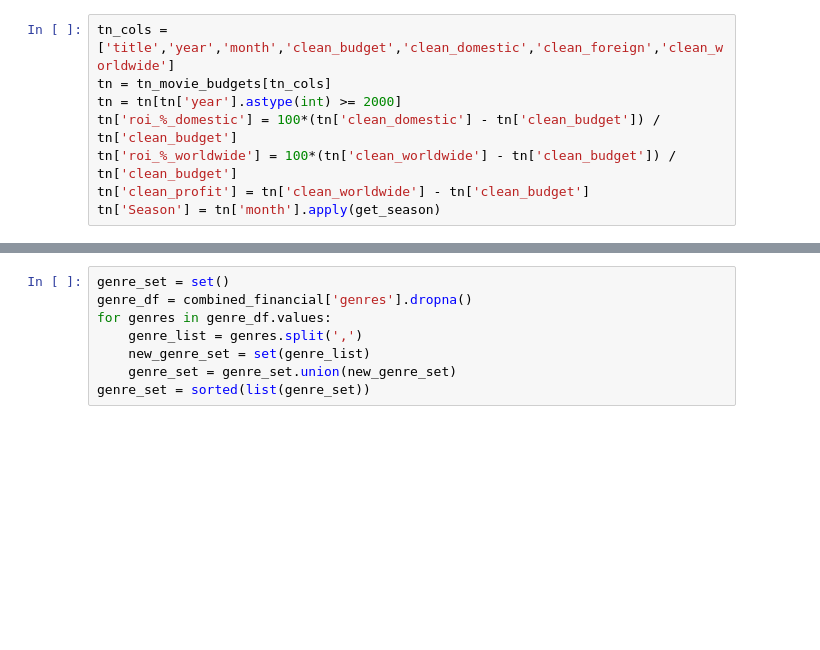
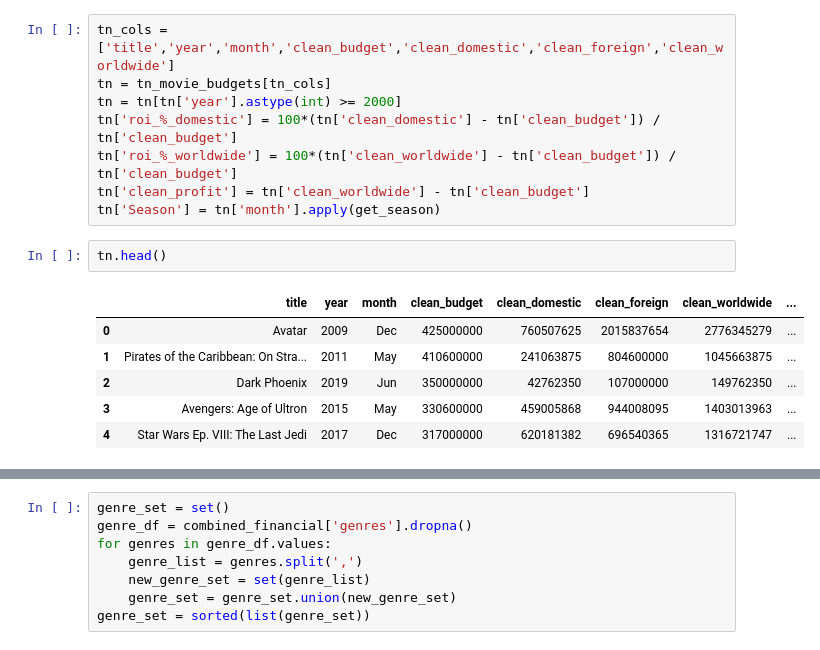
Before and after one commit to jlombino/dsc-phase-1-project, a Jupyter notebook: Jason's Work.ipynb, the cells around one changed output, grey strips where cells are left out. Cells and saved outputs as stored; diff of their text form; blank space fills up the shorter version.

```diff
--- a/Jason's Work.ipynb
+++ b/Jason's Work.ipynb
@@ -59,3 +104,12 @@ tn['roi_%_domestic'] = 100*(tn['clean_domestic'] - tn['clean_budget']) / tn['cle
 tn['roi_%_worldwide'] = 100*(tn['clean_worldwide'] - tn['clean_budget']) / tn['clean_budget']
 tn['clean_profit'] = tn['clean_worldwide'] - tn['clean_budget']
 tn['Season'] = tn['month'].apply(get_season)
+# %%
+tn.head()
+# %% [output]
+|  | title | year | month | clean_budget | clean_domestic | clean_foreign | clean_worldwide | ... |
+| 0 | Avatar | 2009 | Dec | 425000000 | 760507625 | 2015837654 | 2776345279 | ... |
+| 1 | Pirates of the Caribbean: On Stra... | 2011 | May | 410600000 | 241063875 | 804600000 | 1045663875 | ... |
+| 2 | Dark Phoenix | 2019 | Jun | 350000000 | 42762350 | 107000000 | 149762350 | ... |
+| 3 | Avengers: Age of Ultron | 2015 | May | 330600000 | 459005868 | 944008095 | 1403013963 | ... |
+| 4 | Star Wars Ep. VIII: The Last Jedi | 2017 | Dec | 317000000 | 620181382 | 696540365 | 1316721747 | ... |
```
Also changed, not shown: parts of 20 cells of this notebook.
